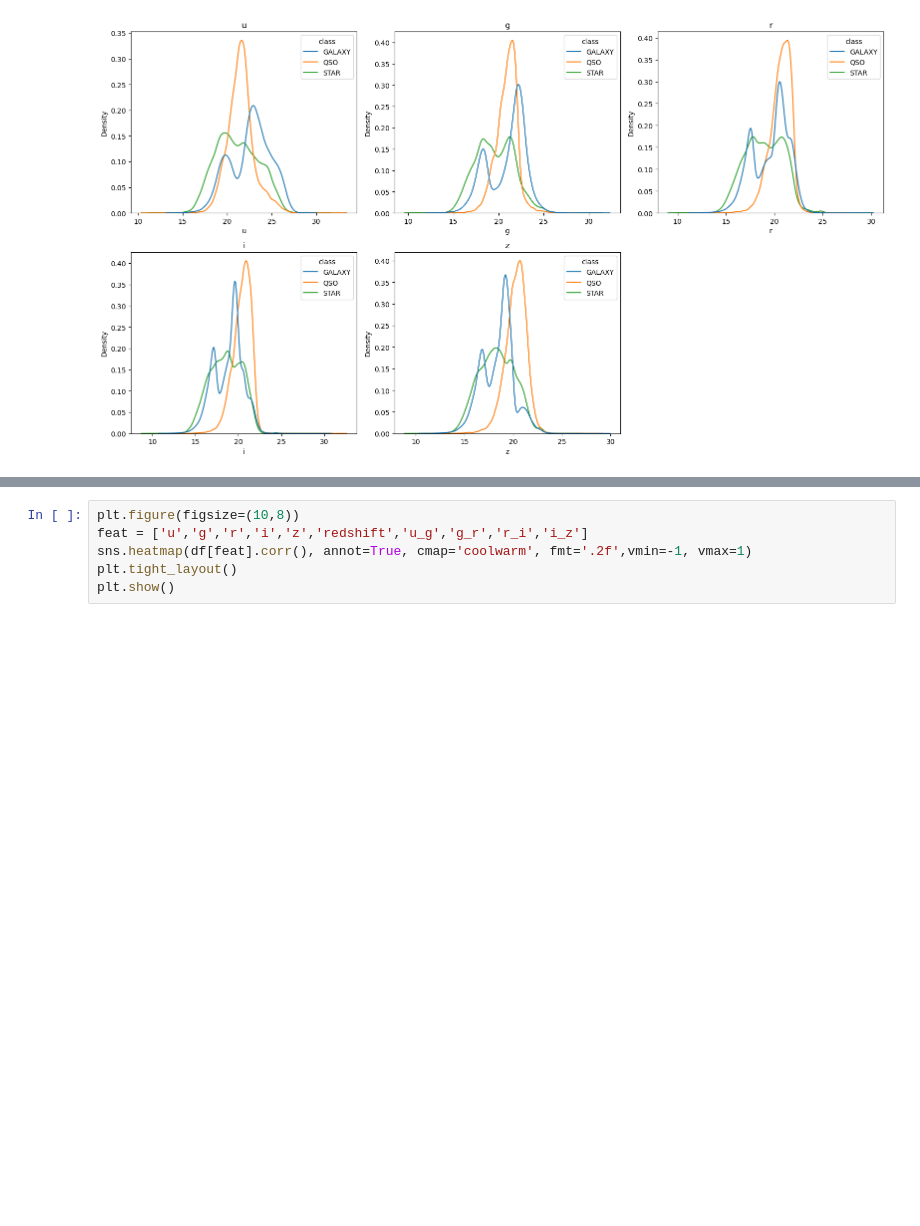
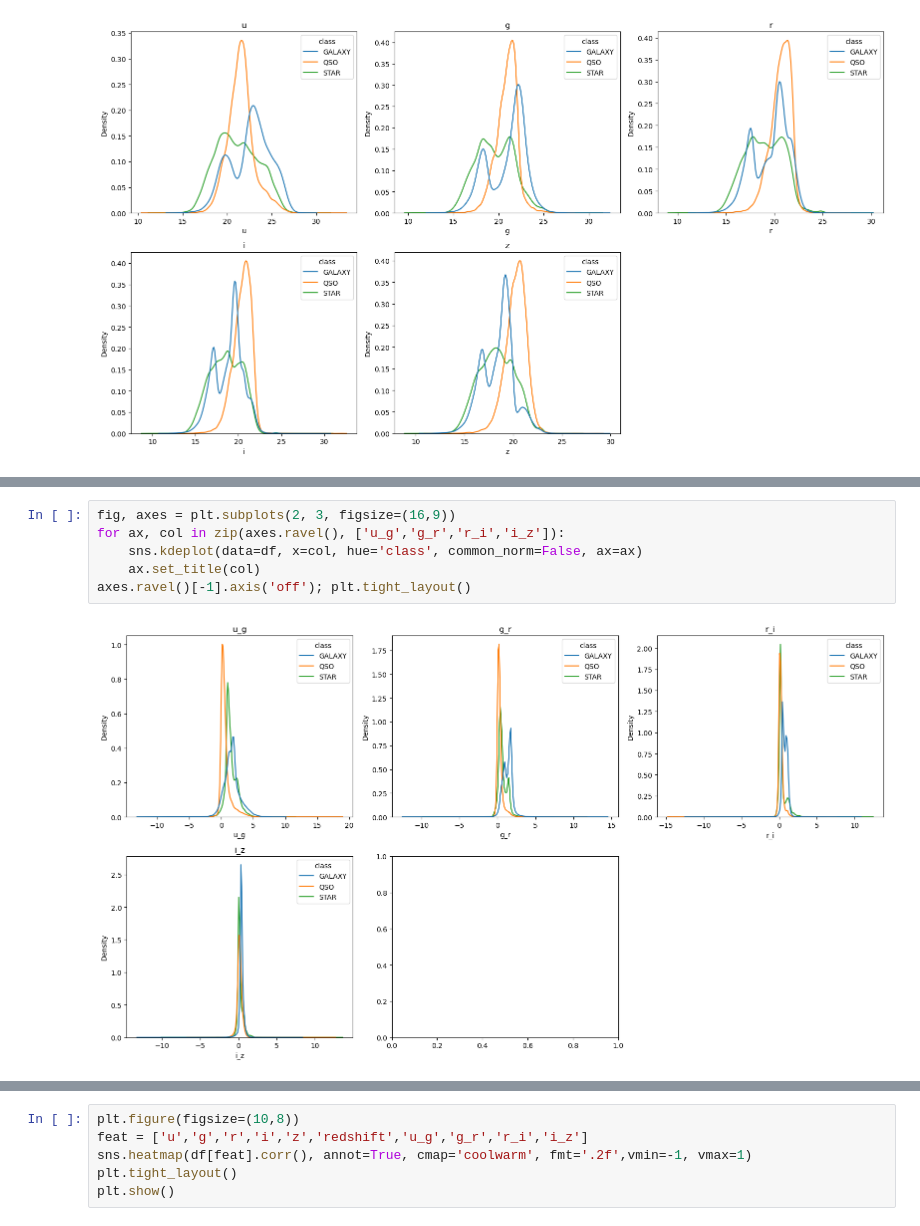
Before and after one commit to Handras18/Stellar-Classification, a Jupyter notebook: 01_eda.ipynb, the cells around one changed output, grey strips where cells are left out. Cells and saved outputs as stored; diff of their text form; blank space fills up the shorter version.

Commit message:
Update 01, add plots

```diff
--- a/01_eda.ipynb
+++ b/01_eda.ipynb
@@ -184,0 +194,8 @@ sns.scatterplot(data=df.sample(5000), x='g_r', y='u_g', hue='class', alpha=0.4,
+# %%
+fig, axes = plt.subplots(2, 3, figsize=(16,9))
+for ax, col in zip(axes.ravel(), ['u_g','g_r','r_i','i_z']):
+    sns.kdeplot(data=df, x=col, hue='class', common_norm=False, ax=ax)
+    ax.set_title(col)
+axes.ravel()[-1].axis('off'); plt.tight_layout()
+# %% [output]
+[figure, added]
```
Also changed, not shown: parts of 4 cells of this notebook.
